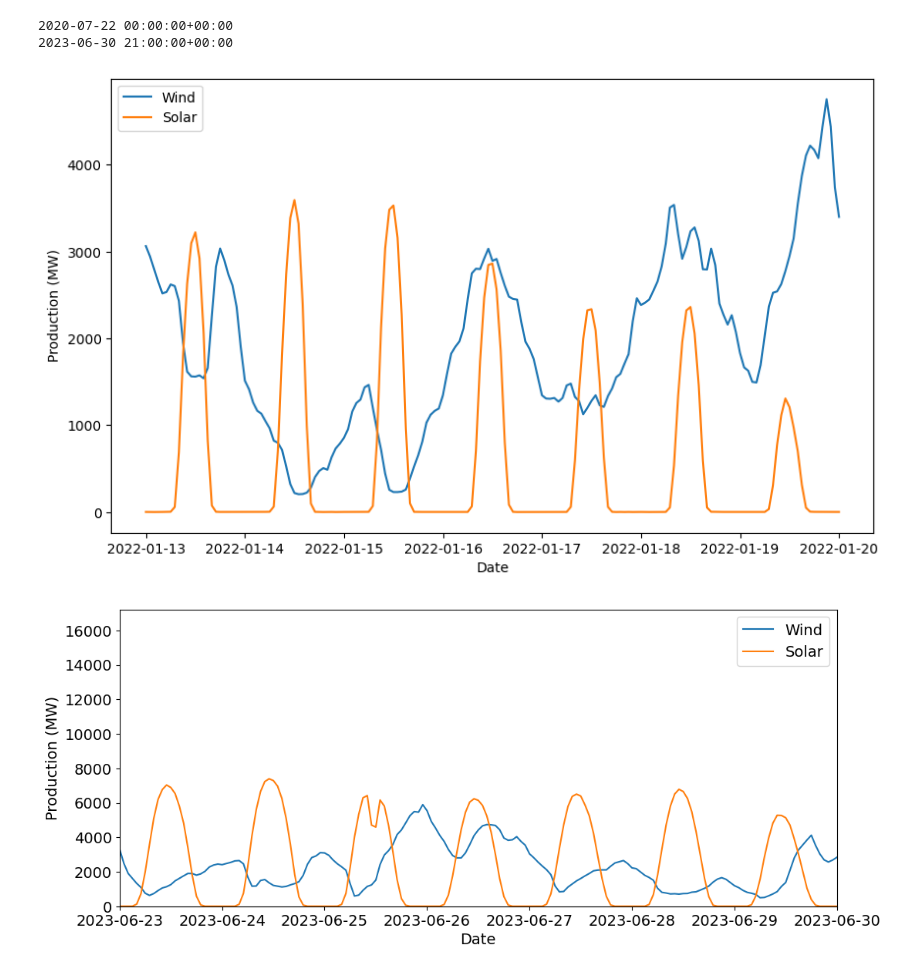
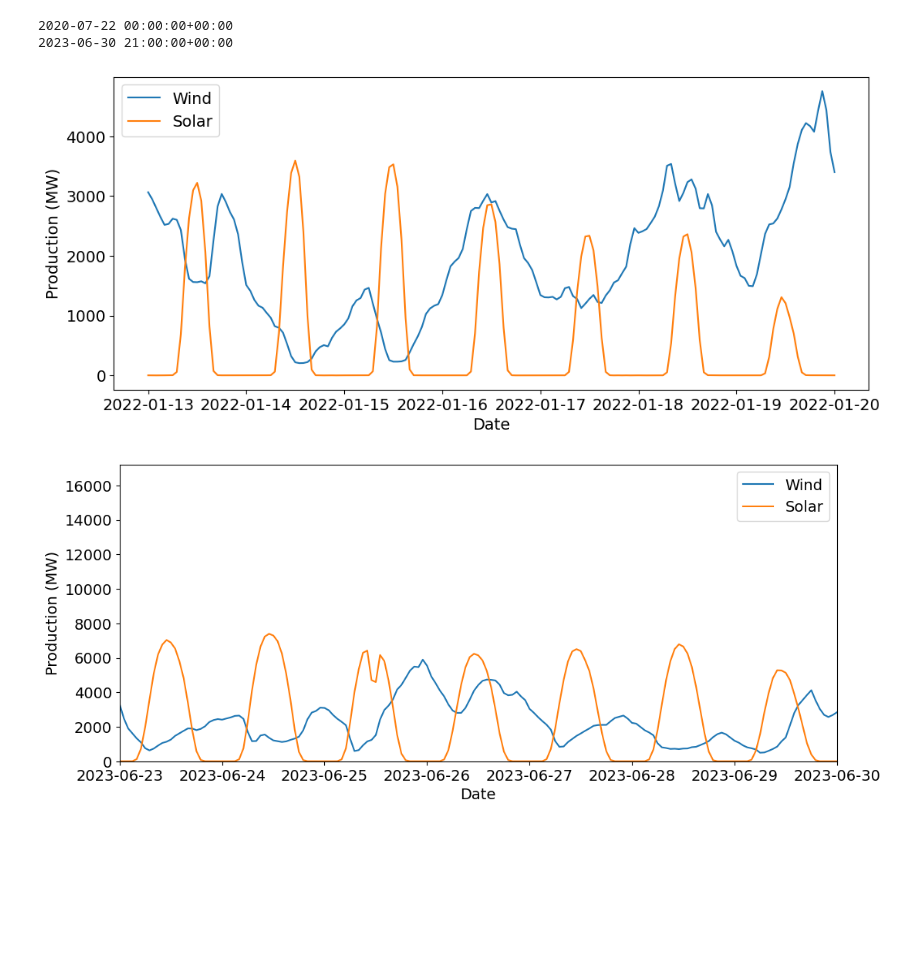
Before and after one commit to ibrahimmkhalid/data-228-project, a Jupyter notebook: exploring.sync.ipynb, the cells around one changed output. Saved outputs shown, nothing was run; the diff lists cells and outputs as text; code cells hidden in the pictures; blank space fills up the shorter version.

```diff
--- a/exploring.sync.ipynb
+++ b/exploring.sync.ipynb
@@ -14,6 +17,10 @@ weather_path = "./data/france_weather.csv"
 # %%
-weather_df = pd.read_csv(weather_path)
-energy_df = pd.read_csv(energy_path)
+try:
+    weather_df = pd.read_csv(weather_path)
+    energy_df = pd.read_csv(energy_path)
+except FileNotFoundError:
+    print("./data/france_production.csv or ./data/france_weather.csv not found")
+    exit(1)
 # %%
 energy_df.columns
 # %% [output]
@@ -329,22 +336,24 @@ print(df["dt_iso"].max())
 2020-07-22 00:00:00+00:00
 2023-06-30 21:00:00+00:00
 # %%
+plt.rcParams.update({'font.size': 14})  # Set font size to 14
 number_of_days = 7
 start_date = "2022-01-13"
 end_date = datetime.datetime.strptime(start_date, "%Y-%m-%d") + datetime.timedelta(days=number_of_days)
 end_date = end_date.strftime("%Y-%m-%d")
 df_plot = df[df["dt_iso"] >= start_date]
 df_plot = df_plot[df_plot["dt_iso"] <= end_date]
-plt.figure(figsize=(10, 6))
+plt.figure(figsize=(12, 5))
 plt.plot(df_plot["dt_iso"], df_plot["production_wind"], label="Wind")
 plt.plot(df_plot["dt_iso"], df_plot["production_solar"], label="Solar")
 plt.xlabel("Date")
 plt.ylabel("Production (MW)")
 plt.legend()
-plt.savefig("energy_production_2.png")
+plt.savefig(f"{output_path}/energy_production_sample_week.png")
 plt.show()
+plt.rcParams.update({'font.size': plt.rcParamsDefault['font.size']})
 # %% [output]
-[figure, old version]
+[figure, new version]
 # %%
 plt.rcParams.update({'font.size': 14})  # Set font size to 14
 fig, ax = plt.subplots(figsize=(12, 5))
```
Also changed, not shown: parts of 11 cells of this notebook, 2 other files.
